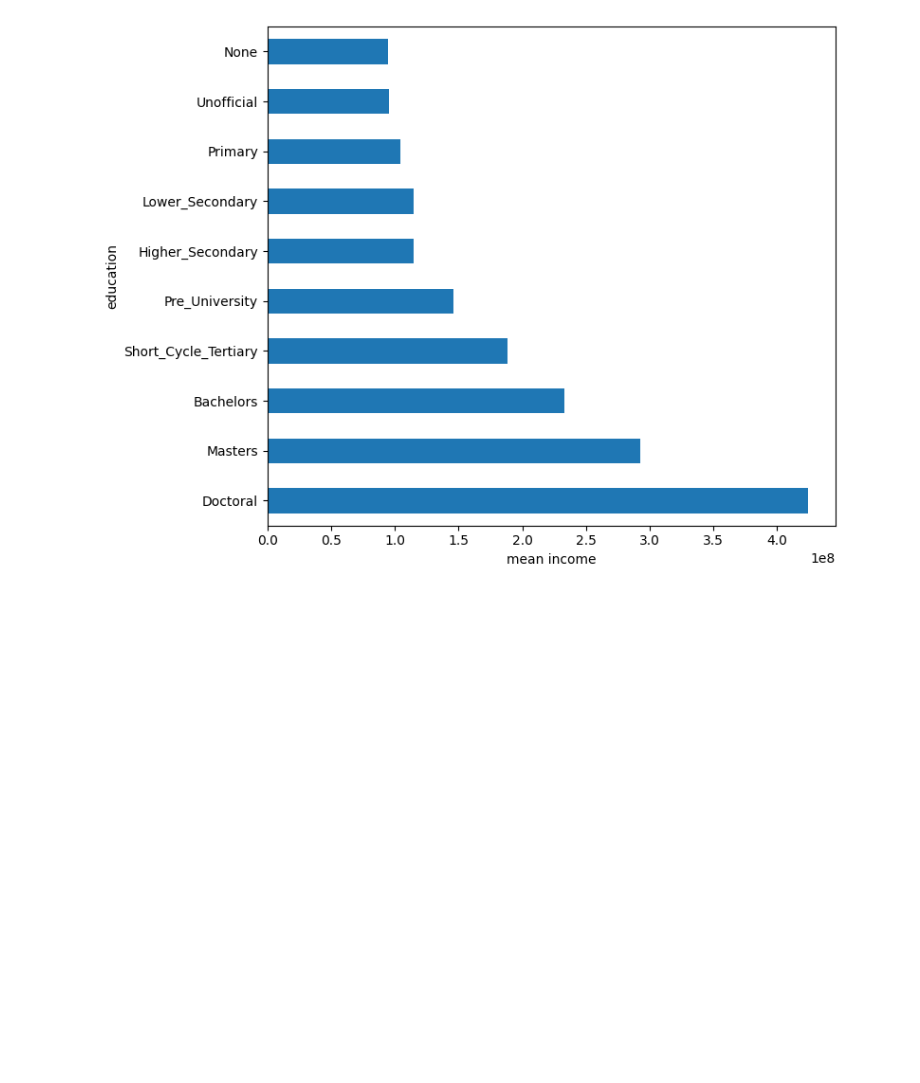
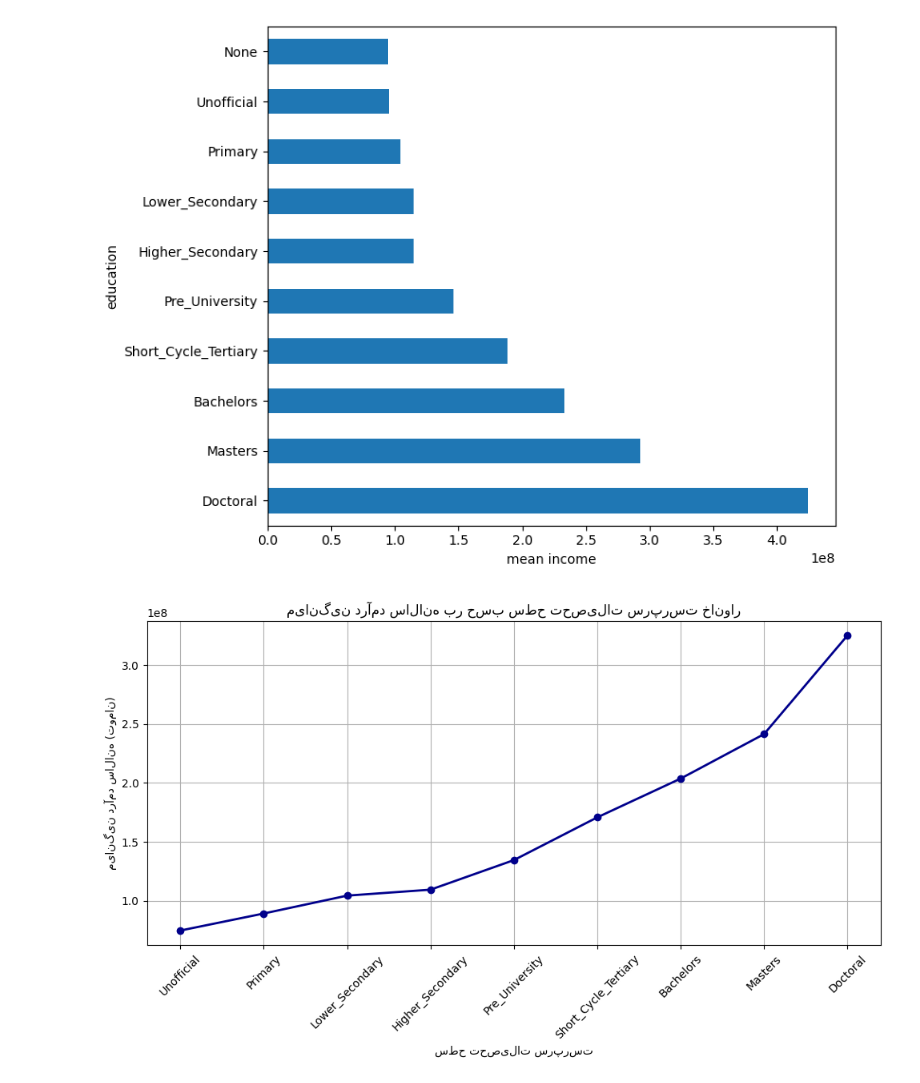
Before and after one commit to MhRezaRahmani/regres, a Jupyter notebook: reg2.ipynb, the cells around one changed output. Saved outputs shown, nothing was run; the diff lists cells and outputs as text; code cells hidden in the pictures; blank space fills up the shorter version.

Commit message:
adding income and badbakhti

```diff
--- a/reg2.ipynb
+++ b/reg2.ipynb
@@ -233,3 +193,59 @@ def regression_with_interactions(df, independent_vars, target_var):
     return model
 # %%
 merged = pd.merge(expenditures_95, members_properties_95, on="ID")
+# %%
+table_1395 = expenditures_95
+# table_1395 = hbsir.add_attribute(table=table_1395, name='Province',year_col="Year" ,id_col="ID")
+# table_1395 = hbsir.add_attribute(table=table_1395, name="Urban_Rural",year_col="Year" ,id_col="ID")
+# table_1395 = hbsir.add_attribute(table=table_1395, name="County",year_col="Year" ,id_col="ID")
+hhinc_1395 = csvfind(tableName="employment_income", year=1395)
+members_1395 = csvfind("members_properties",1395)
+# %%
+import matplotlib.pyplot as plt
+import pandas as pd
+
+# لیست مرتب‌شده سطح تحصیلات
+valid_levels = [
+    "Unofficial",
+    "Primary",
+    "Lower_Secondary",
+    "Higher_Secondary",
+    "Pre_University",
+    "Short_Cycle_Tertiary",
+    "Bachelors",
+    "Masters",
+    "Doctoral"
+]
+
+# فیلتر فقط سرپرست‌ها با سطح تحصیلات معتبر
+df_1395 = members_1395[
+    (members_1395["Member_Number"] == 1) & (members_1395["Education_Level"].isin(valid_levels))].copy()
+
+# تبدیل به نوع مرتب Categorical
+df_1395["Education_Level"] = pd.Categorical(df_1395["Education_Level"], categories=valid_levels, ordered=True)
+
+# اضافه کردن درآمد سرپرست‌ها از hhinc
+df_1395 = df_1395.merge(
+    hhinc_1395[hhinc_1395["Member_Number"] == 1][["ID", "Annual_Continuous_Income"]],
+    on="ID",
+    how="left"
+)
+
+# حذف ردیف‌هایی که درآمد ندارن
+df_1395 = df_1395.dropna(subset=["Annual_Continuous_Income"])
+
+# محاسبه میانگین درآمد برای هر سطح تحصیل
+mean_income_1395 = df_1395.groupby("Education_Level")["Annual_Continuous_Income"].mean().reindex(valid_levels)
+
+# 📈 رسم نمودار
+plt.figure(figsize=(10, 6))
+plt.plot(mean_income_1395.index, mean_income_1395.values, marker='o', color='darkblue', linewidth=2)
+plt.xlabel("سطح تحصیلات سرپرست")
+plt.ylabel("میانگین درآمد سالانه (تومان)")
+plt.title("میانگین درآمد سالانه بر حسب سطح تحصیلات سرپرست خانوار")
+plt.grid(True)
+plt.xticks(rotation=45)
+plt.tight_layout()
+plt.show()
+# %% [output]
+[figure, added]
```
Also changed, not shown: parts of 14 cells of this notebook.
